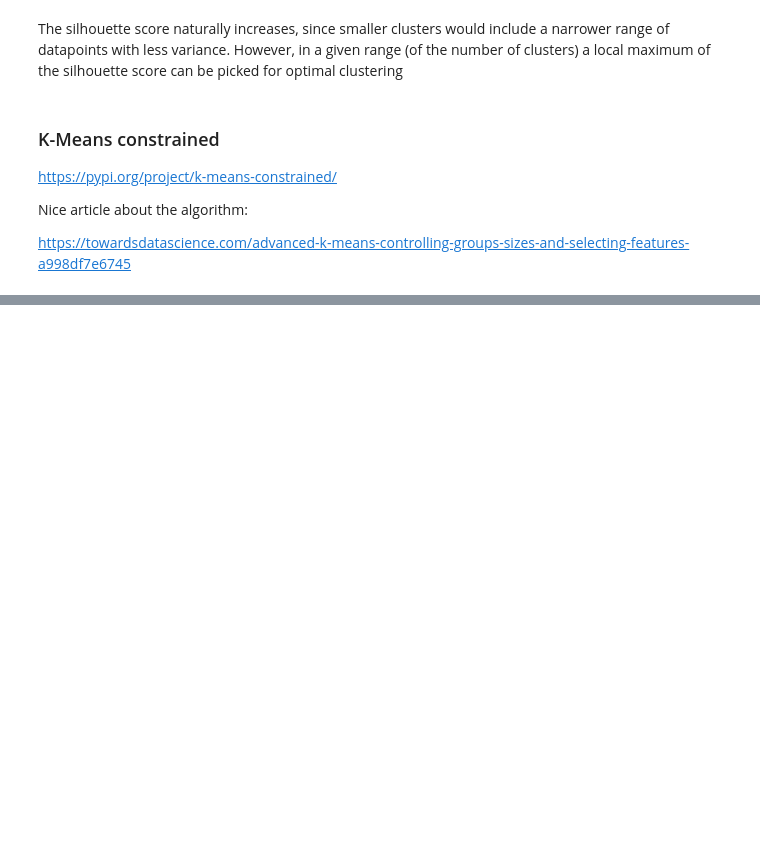
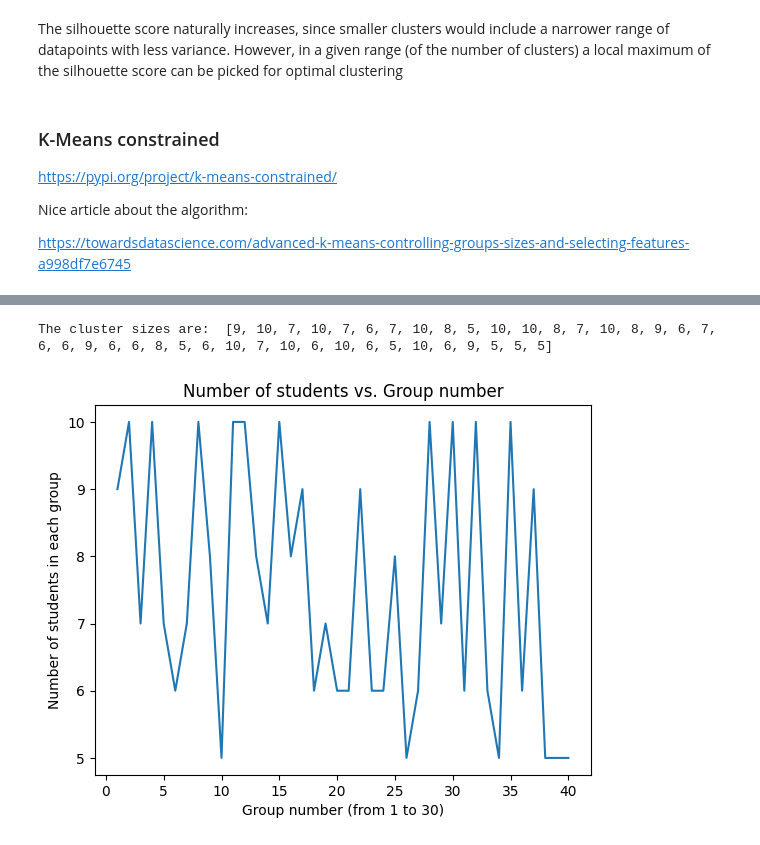
Before and after one commit to WJakubowsk/consultit_elimination, a Jupyter notebook: preprocessing.ipynb, the cells around one changed output, grey strips where cells are left out. Drawn from its saved outputs; the diff is of its cells as text; code cells hidden in the pictures; blank space fills up the shorter version.

```diff
--- a/preprocessing.ipynb
+++ b/preprocessing.ipynb
@@ -174,0 +220,20 @@ https://towardsdatascience.com/advanced-k-means-controlling-groups-sizes-and-sel
+# %%
+# check and plot the cluster sizes
+
+cluster_sizes = []
+
+# iterate over each of the 40 clusters
+for i in range(40):
+
+    cluster_sizes.append(kmc.labels_.tolist().count(i))
+
+print('The cluster sizes are: ', cluster_sizes)
+
+plt.plot(np.arange(1,41), cluster_sizes)
+plt.xlabel('Group number (from 1 to 30)')
+plt.ylabel('Number of students in each group')
+plt.title('Number of students vs. Group number')
+plt.show()
+# %% [output]
+The cluster sizes are:  [9, 10, 7, 10, 7, 6, 7, 10, 8, 5, 10, 10, 8, 7, 10, 8, 9, 6, 7, 6, 6, 9, 6, 6, 8, 5, 6, 10, 7, 10, 6, 10, 6, 5, 10, 6, 9, 5, 5, 5]
+[figure, added]
```
Also changed, not shown: parts of 10 cells of this notebook.
